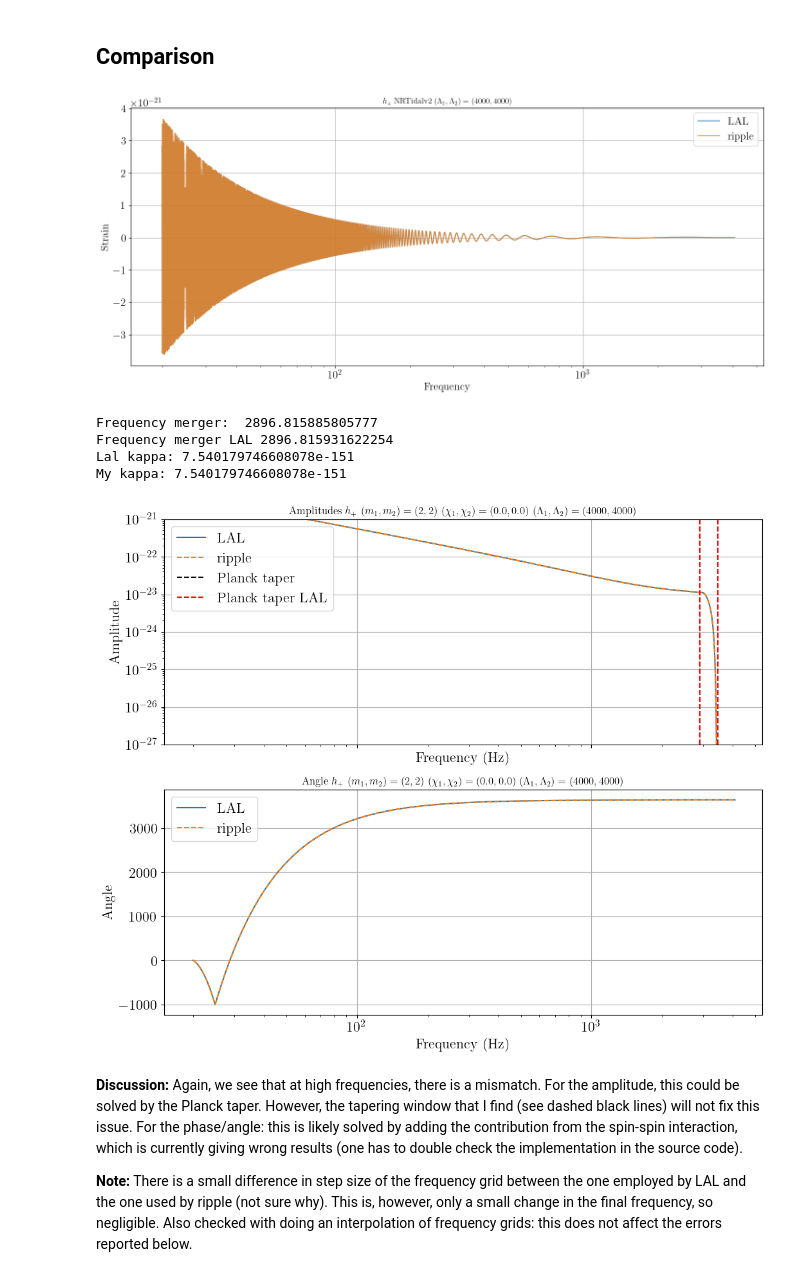
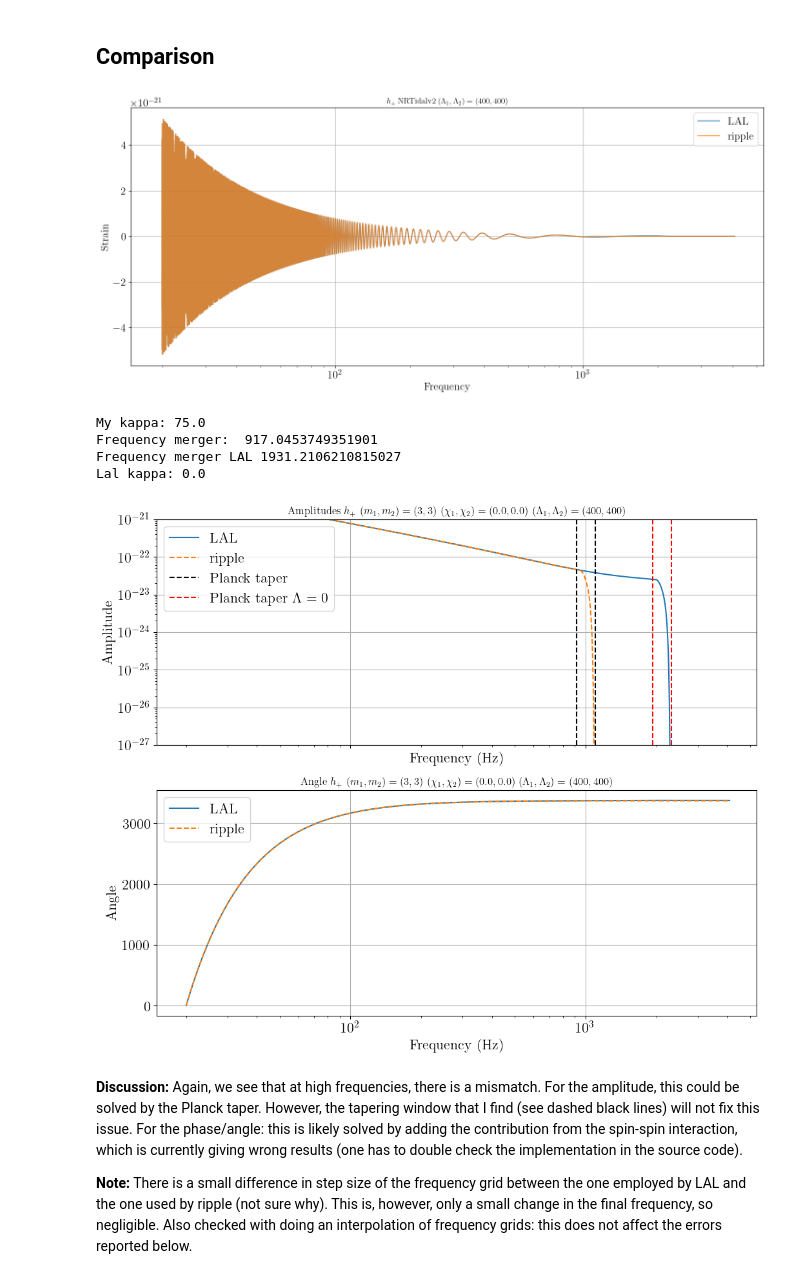
Before and after one commit to tedwards2412/ripple, a Jupyter notebook: notebooks/check_NRTidal.ipynb, the cells around one changed output. Cells and saved outputs as stored; diff of their text form; code cells hidden in the pictures.

```diff
--- a/notebooks/check_NRTidal.ipynb
+++ b/notebooks/check_NRTidal.ipynb
@@ -38,14 +32,14 @@ The autoreload extension is already loaded. To reload it, use:
 # %% [markdown]
 We will compare waveforms with the following intrinsic parameters, which are close to the extremes on which the LAL implementation has been reviewed:
 # %%
-m1 = 2 # masses
-m2 = 2
+m1 = 3 # masses
+m2 = 3
 
 chi1 = 0.0 # spins
 chi2 = 0.0
 
-lambda1 = 4000 # tidal deformabilities
-lambda2 = 4000
+lambda1 = 400 # tidal deformabilities
+lambda2 = 400
 
 distance = 1.
 # %% [markdown]
@@ -117,6 +111,7 @@ import lal
 from ripple import get_eff_pads, get_match_arr
 # %%
 IMRphenom = "IMRPhenomD_NRTidalv2"
+IMRphenom = "IMRPhenomD_NRTidal"
 approximant = lalsim.SimInspiralGetApproximantFromString(IMRphenom)
 
 f_ASD, ASD = np.loadtxt("../test/O3Livingston.txt", unpack=True)
@@ -185,7 +180,7 @@ plt.xlim(f_l - 5)
 plt.legend()
 plt.show()
 # %% [output]
-[figure, old version]
+[figure, new version]
 # %%
 # plt.subplots(1, 1, figsize=(17, 7))
 # diffs = abs(hp_lalsuite.real - hp_ripple.real)
@@ -202,12 +197,16 @@ plt.show()
 # %%
 ## Get the merger frequency to check the Planck taper window
 
-l1, l2 = lambda1 / ((m1 * MSUN)**5), lambda2 / ((m2 * MSUN)**5)
-# l1, l2 = lambda1, lambda2
+# l1, l2 = lambda1 / ((m1 * MSUN)**5), lambda2 / ((m2 * MSUN)**5)
+l1, l2 = lambda1, lambda2
 merger_params = jnp.array([m1, m2, chi1, chi2, l1, l2])
+print(f"My kappa: {X_NRTidalv2.get_kappa(merger_params)}")
+
 f_merger = X_NRTidalv2._get_merger_frequency(merger_params)
 f_merger = float(f_merger)
 
+l1, l2 = 0, 0
+merger_params = jnp.array([m1, m2, chi1, chi2, l1, l2])
 
 # print("Merger params (m1, m2, chi1, chi2, lambda1, lambda2): ", merger_params)
 print("Frequency merger: ", f_merger)
@@ -243,43 +242,43 @@ print(f"Frequency merger LAL {lal_f_merger}")
 
 # Kappas
 print(f"Lal kappa: {lal_kappa}")
-print(f"My kappa: {X_NRTidalv2.get_kappa(merger_params)}")
 
-plt.axvline(lal_f_merger, linestyle = "--", color = 'red', label = 'Planck taper LAL')
+
+plt.axvline(lal_f_merger, linestyle = "--", color = 'red', label = r'Planck taper $\Lambda = 0$')
 plt.axvline(1.2 * lal_f_merger, linestyle = "--", color = 'red')
 
 plt.title(r"Amplitudes $h_+$ ($m_1, m_2) = ({}, {}$) ($\chi_1, \chi_2) = ({}, {}$) ($\Lambda_1, \Lambda_2) = ({}, {}$)".format(m1, m2, chi1, chi2, lambda1, lambda2))
 plt.yscale('log')
 plt.xscale('log')
 plt.xlabel("Frequency (Hz)")
 plt.ylabel("Amplitude")
 plt.ylim(1e-27, 1e-21)
 plt.xlim(f_l - 5)
 plt.legend()
 
 # Plot the angle or the phase
 plt.subplot(2, 1, 2)
 if plot_angle:
     plt.plot(freqs_lal[mask_lal], angle_lalsuite, "-", label = "LAL")
     plt.plot(fs_ripple, angle_ripple, "--", label = "ripple")
     name = "Angle"
 else:
     plt.plot(freqs_lal[mask_lal], angle_lalsuite, "-", label = "LAL")
     plt.plot(fs_ripple, phase_ripple, "--", label = "ripple")
     name = "Phase"
 plt.legend()
 plt.title(r"{} $h_+$ ($m_1, m_2) = ({}, {}$) ($\chi_1, \chi_2) = ({}, {}$) ($\Lambda_1, \Lambda_2) = ({}, {}$)".format(name, m1, m2, chi1, chi2, lambda1, lambda2))
 plt.xlabel("Frequency (Hz)")
 plt.ylabel(f"{name}")
 plt.xscale('log')
 plt.xlim(f_l - 5)
 plt.show()
 # %% [output]
-Frequency merger:  2896.815885805777
-Frequency merger LAL 2896.815931622254
-Lal kappa: 7.540179746608078e-151
-My kappa: 7.540179746608078e-151
+My kappa: 75.0
+Frequency merger:  917.0453749351901
+Frequency merger LAL 1931.2106210815027
+Lal kappa: 0.0
-[figure, old version]
+[figure, new version]
 # %% [markdown]
 **Discussion:** Again, we see that at high frequencies, there is a mismatch. For the amplitude, this could be solved by the Planck taper. However, the tapering window that I find (see dashed black lines) will not fix this issue. For the phase/angle: this is likely solved by adding the contribution from the spin-spin interaction, which is currently giving wrong results (one has to double check the implementation in the source code).
 
```
Also changed, not shown: parts of 7 cells of this notebook, 5 other files.
